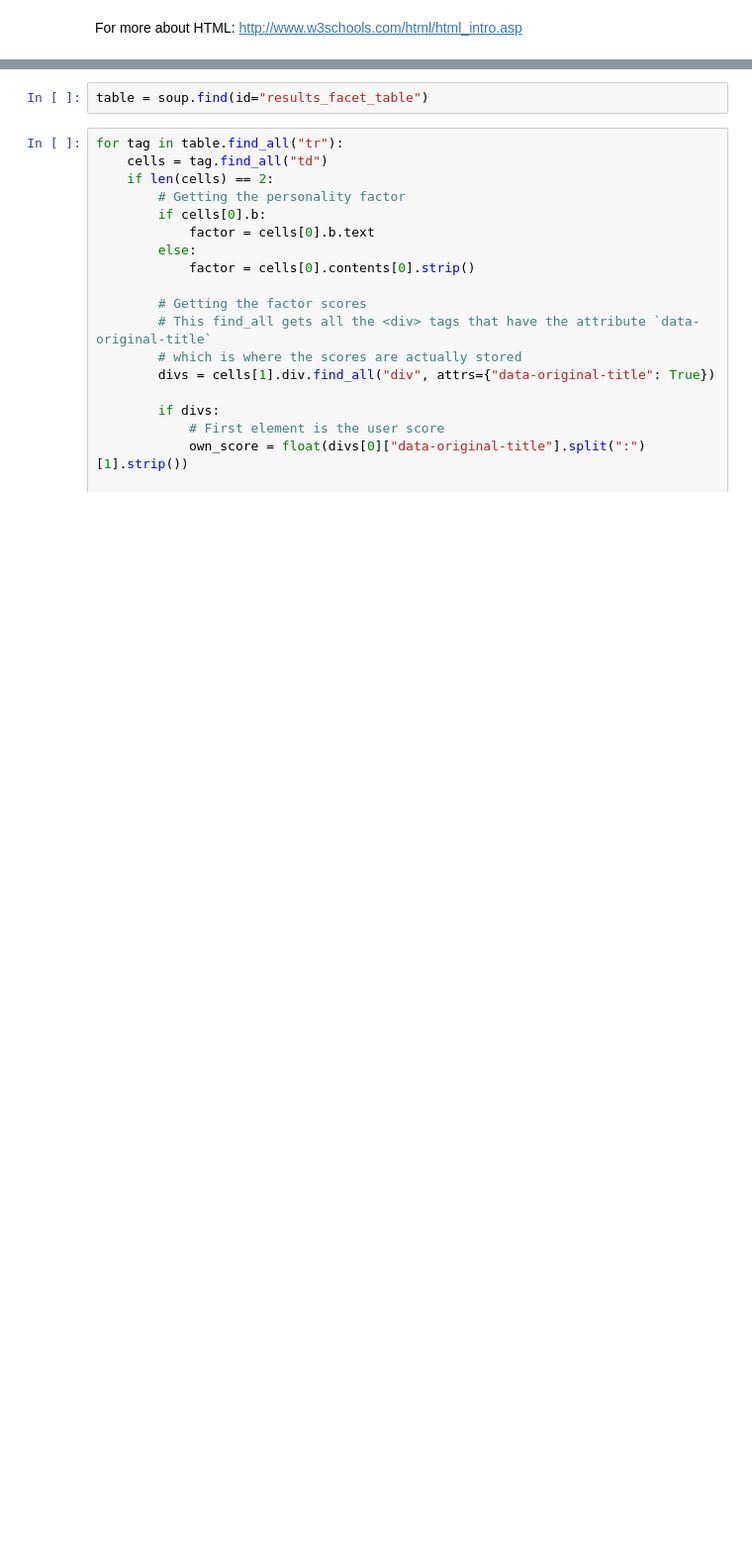
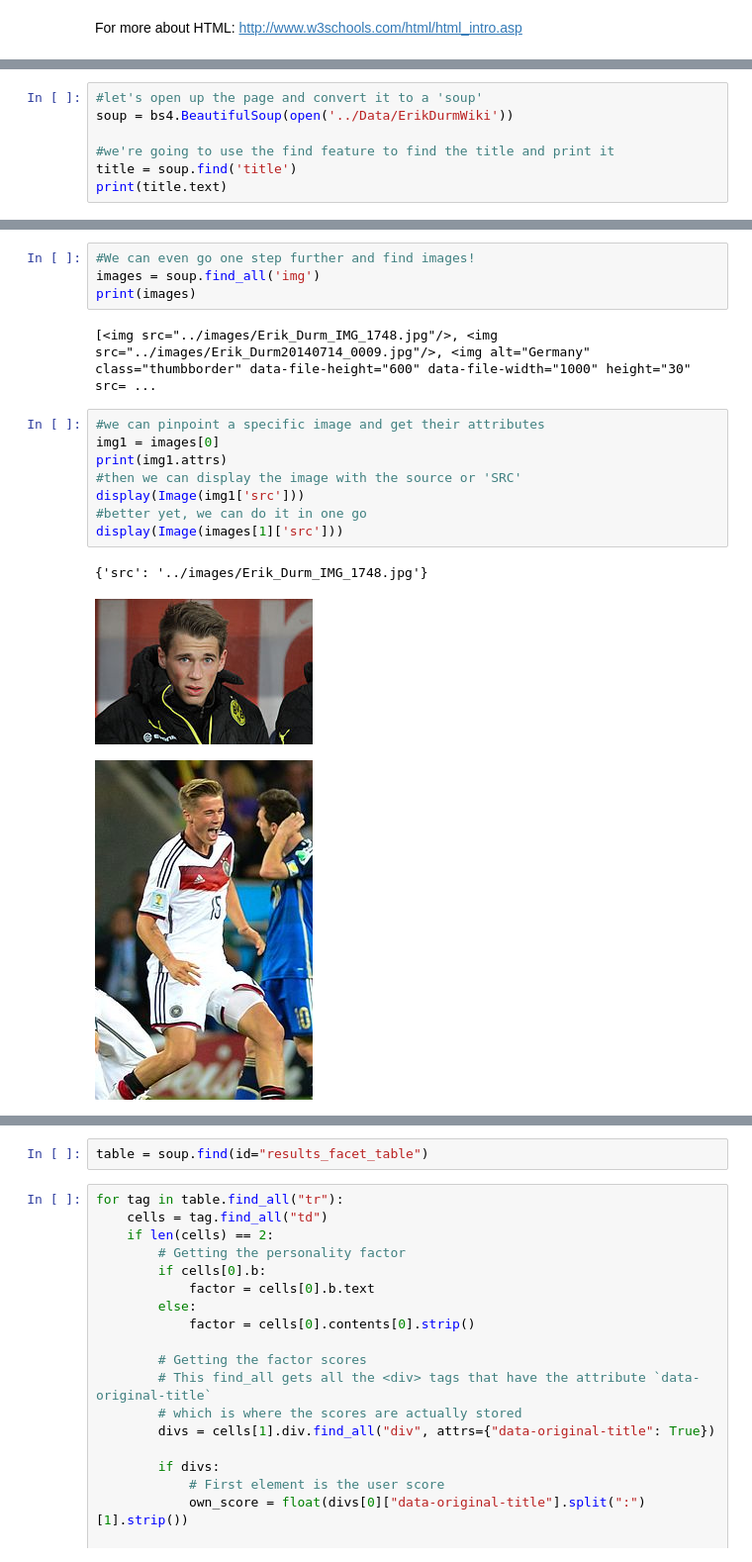
Before and after one commit to amarallab/Introduction-to-Python-Programming-and-Data-Science, a Jupyter notebook: Special-Topics/Web-Scraping.ipynb, the cells around one changed output, grey strips where cells are left out. Shown at 99% size. Cells and saved outputs as stored; diff of their text form; blank space fills up the shorter version.

```diff
--- a/Special-Topics/Web-Scraping.ipynb
+++ b/Special-Topics/Web-Scraping.ipynb
@@ -266,0 +270,7 @@ For more about HTML: http://www.w3schools.com/html/html_intro.asp
+# %%
+#let's open up the page and convert it to a 'soup'
+soup = bs4.BeautifulSoup(open('../Data/ErikDurmWiki'))
+
+#we're going to use the find feature to find the title and print it
+title = soup.find('title')
+print(title.text)
@@ -267,2 +321,20 @@ For more about HTML: http://www.w3schools.com/html/html_intro.asp
+# %%
+#We can even go one step further and find images!
+images = soup.find_all('img')
+print(images)
+# %% [output]
+[<img src="../images/Erik_Durm_IMG_1748.jpg"/>, <img src="../images/Erik_Durm20140714_0009.jpg"/>, <img alt="Germany" class="thumbborder" data-file-height="600" data-file-width="1000" height="30" src= ...
+# %%
+#we can pinpoint a specific image and get their attributes
+img1 = images[0]
+print(img1.attrs)
+#then we can display the image with the source or 'SRC'
+display(Image(img1['src']))
+#better yet, we can do it in one go
+display(Image(images[1]['src']))
+# %% [output]
+{'src': '../images/Erik_Durm_IMG_1748.jpg'}
+[figure, added]
+[figure, added]
 # %%
 soup = bs4.BeautifulSoup(open("/home/staff/jmoreira/Desktop/The HEXACO Personality Inventory - Revised.html"))
```
Also changed, not shown: parts of 11 cells of this notebook, 4 other files.
